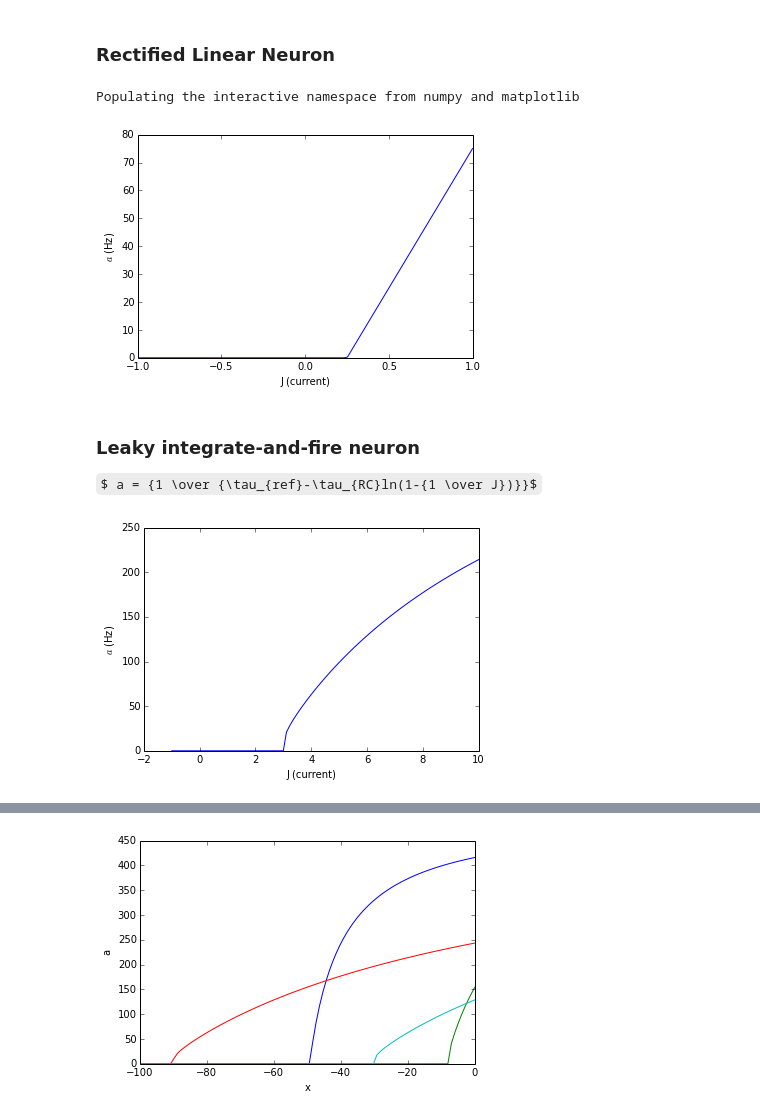
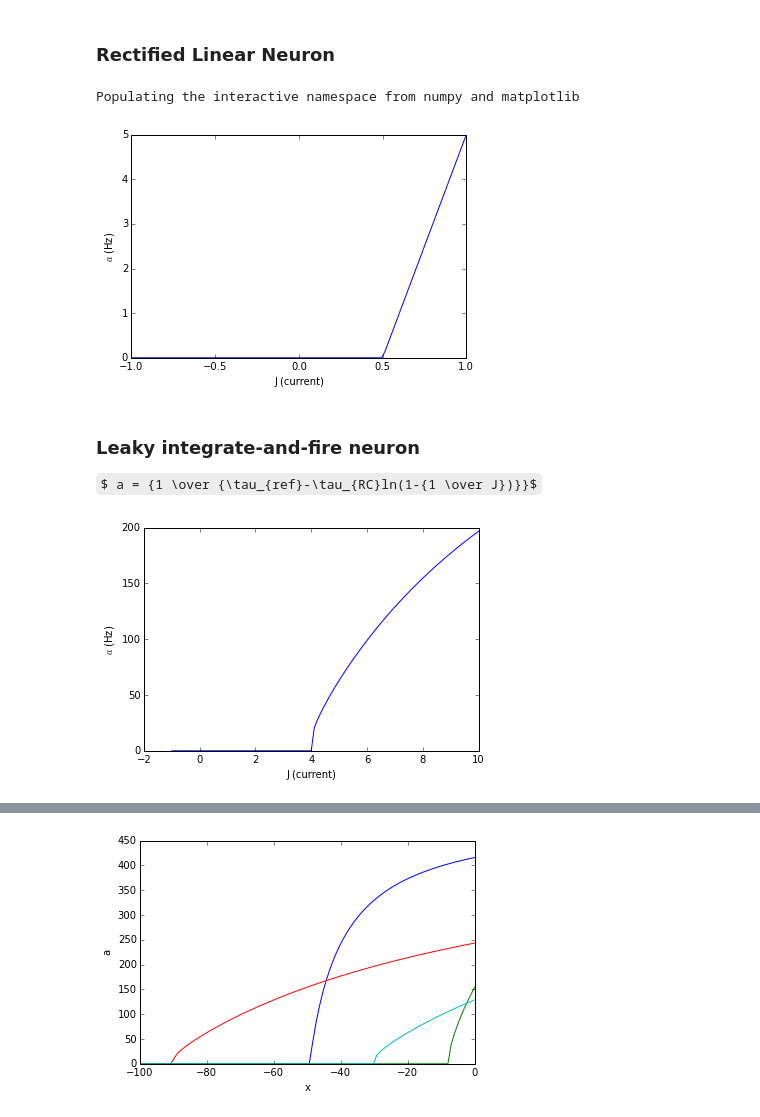
Before and after one commit to celiasmith/syde556, a Jupyter notebook: SYDE 556 Lecture 2 Representation.ipynb, the cells around one changed output, grey strips where cells are left out. Drawn from its saved outputs; the diff is of its cells as text; code cells hidden in the pictures; some formulas as TeX source.

```diff
--- a/SYDE 556 Lecture 2 Representation.ipynb
+++ b/SYDE 556 Lecture 2 Representation.ipynb
@@ -112,19 +112,19 @@ YouTubeVideo('hxdPdKbqm_I', width=720, height=400, loop=1, autoplay=0)
 # %%
 # Rectified linear neuron
 %pylab inline
 import numpy
 import nengo
 
 n = nengo.neurons.RectifiedLinear()
 
 J = numpy.linspace(-1,1,100)
 
-plot(J, n.rates(J, gain=100, bias=-25))
+plot(J, n.rates(J, gain=10, bias=-5))
 xlabel('J (current)')
 ylabel('$a$ (Hz)');
 # %% [output]
 Populating the interactive namespace from numpy and matplotlib
-[figure, old version]
+[figure, new version]
 # %% [markdown]
 ### Leaky integrate-and-fire neuron
 
@@ -141,11 +141,11 @@ n = nengo.neurons.LIFRate(tau_rc=0.02, tau_ref=0.002) #n is a Nengo LIF neuron,
 
 J = numpy.linspace(-1,10,100)
 
-plot(J, n.rates(J, gain=1, bias=-2))
+plot(J, n.rates(J, gain=1, bias=-3))
 xlabel('J (current)')
 ylabel('$a$ (Hz)');
 # %% [output]
-[figure, old version]
+[figure, new version]
 # %% [markdown]
 ### Response functions
 - These are called "response functions"
```
Also changed, not shown: parts of 1 cell of this notebook, 1 other file.
